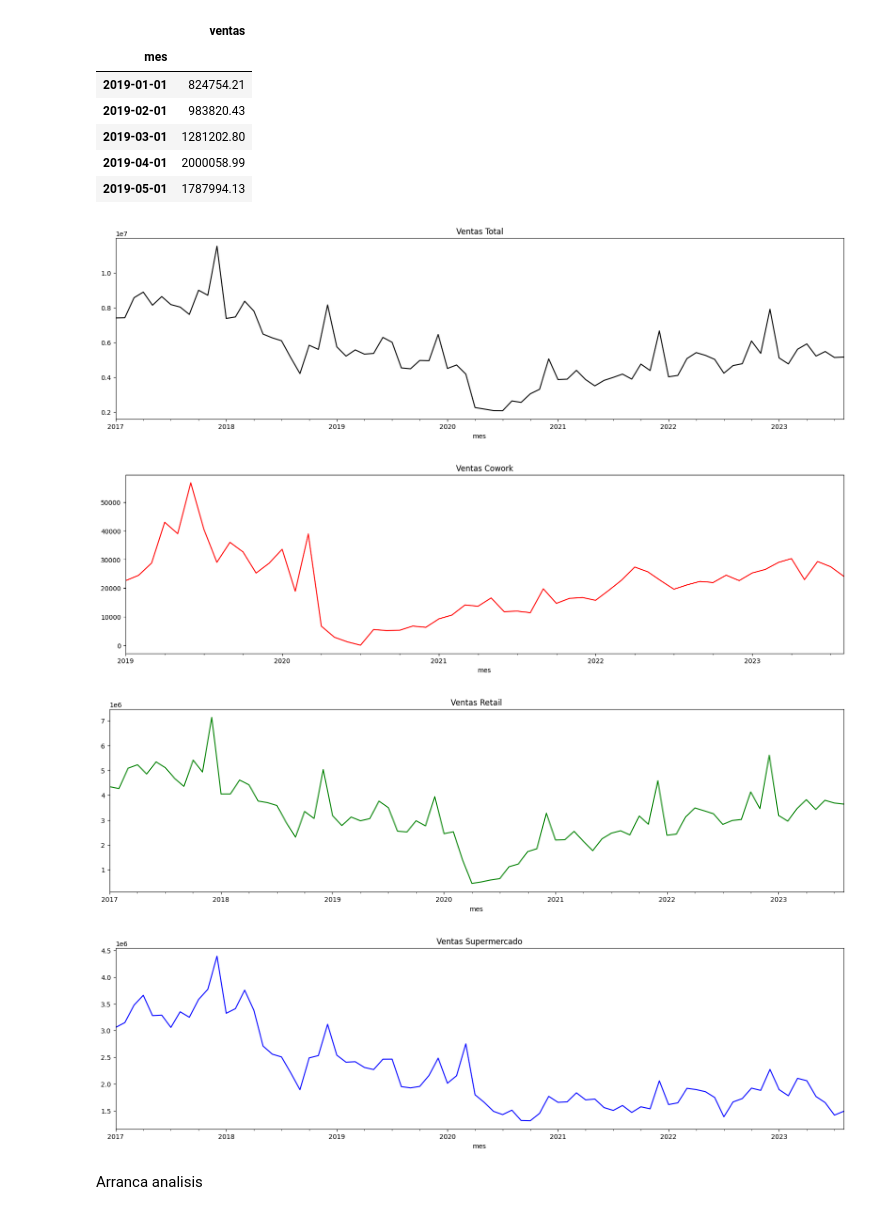
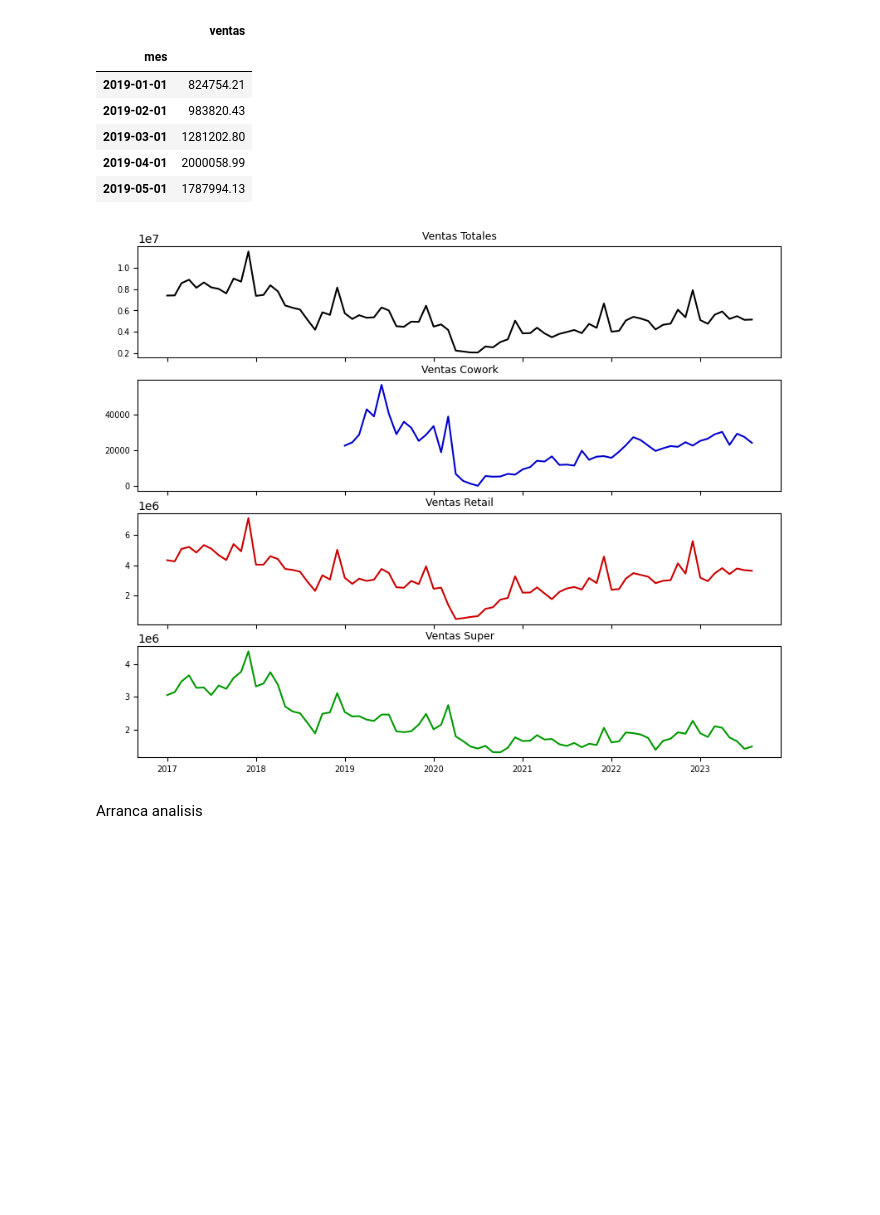
Before and after one commit to waldof86/AST, a Jupyter notebook: TP1/TP1 v4.ipynb, the cells around one changed output. Drawn from its saved outputs; the diff is of its cells as text; code cells hidden in the pictures; blank space fills up the shorter version.

```diff
--- a/TP1/TP1 v4.ipynb
+++ b/TP1/TP1 v4.ipynb
@@ -28,4 +29,9 @@ from arch.unitroot import PhillipsPerron
 # %%
 import warnings
 warnings.filterwarnings("ignore")
+# %%
+tema_azul = ['#0000CC','#3366FF','#99CCFF']
+tema_rojo = ['#CC0000','#FF3333','#FF9999']
+tema_verde = ['#009900','#33AA33','#55BB55']
+tema_negro = ['#000000','#333333','#555555']
 # %%
@@ -323,20 +368,28 @@ df_vent['ventas_ajustado'] = corregir_usd_ipc(df_vent['ventas'], df_ipc['ipc_int
 df_cowork['ventas_ajustado'] = corregir_usd_ipc(df_cowork['ventas'], df_ipc['ipc_intermensual'], df_usd['blue'])
 df_retail['ventas_ajustado'] = corregir_usd_ipc(df_retail['ventas'], df_ipc['ipc_intermensual'], df_usd['blue'])
 df_super['ventas_ajustado'] = corregir_usd_ipc(df_super['ventas'], df_ipc['ipc_intermensual'], df_usd['blue'])
-# %%
-df_vent.ventas_ajustado.plot(figsize=(20,5), title = "Ventas Total", color='black')
-plt.show()
-df_cowork.ventas_ajustado.plot(figsize=(20,5), title = "Ventas Cowork", color='red')
-plt.show()
-df_retail.ventas_ajustado.plot(figsize=(20,5), title = "Ventas Retail", color='green')
-plt.show()
-df_super.ventas_ajustado.plot(figsize=(20,5), title = "Ventas Supermercado", color='blue')
-plt.show()
-# %% [output]
-[figure, removed]
-[figure, removed]
-[figure, removed]
-[figure, removed]
+# %%
+p1, axes = plt.subplots(4,1,figsize=(10,8), sharex=True, sharey=False )
+#axes[0].df_vent.ventas_ajustado.plot(figsize=(20,5), title = "Ventas Total", color='black')
+#axes[0].df_cowork.ventas_ajustado.plot(figsize=(20,5), title = "Ventas Cowork", color='red')
+#axes[0].df_retail.ventas_ajustado.plot(figsize=(20,5), title = "Ventas Retail", color='green')
+axes[0].plot(df_vent.ventas_ajustado, color=tema_negro[0])
+axes[0].set_title(label = 'Ventas Totales', fontsize=9)
+axes[0].tick_params(axis='both', labelsize=7)
+
+axes[1].plot(df_cowork.ventas_ajustado, color=tema_azul[0])
+axes[1].set_title(label = 'Ventas Cowork', fontsize=9)
+axes[1].tick_params(axis='both', labelsize=7)
+
+axes[2].plot(df_retail.ventas_ajustado, color=tema_rojo[0])
+axes[2].set_title(label = 'Ventas Retail', fontsize=9)
+axes[2].tick_params(axis='both', labelsize=7)
+
+axes[3].plot(df_super.ventas_ajustado, color=tema_verde[0])
+axes[3].set_title(label = 'Ventas Super', fontsize=9)
+axes[3].tick_params(axis='both', labelsize=7)
+# %% [output]
+[figure, added]
 # %% [markdown]
 Arranca analisis
 # %% [markdown]
```
Also changed, not shown: parts of 20 cells of this notebook, 1 other file.
